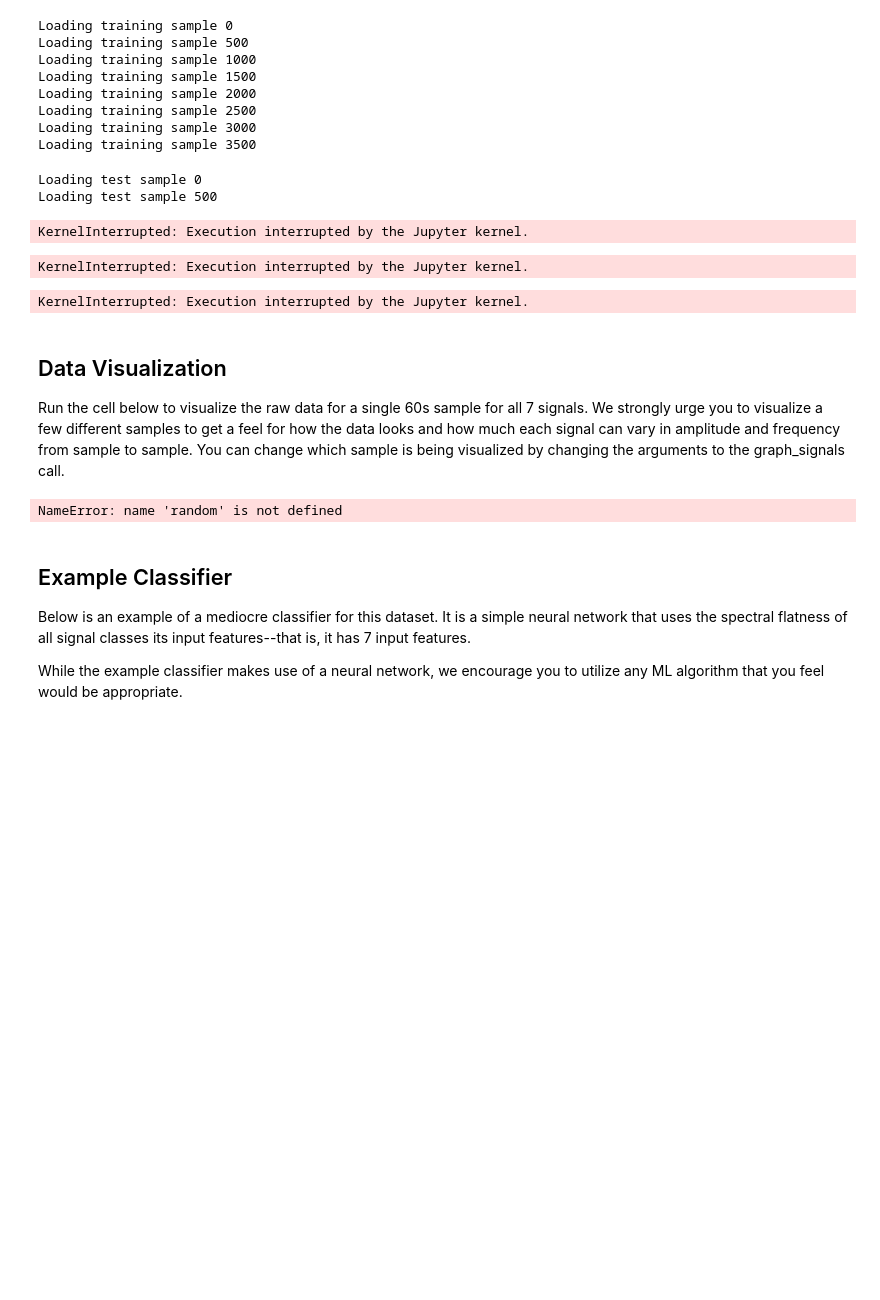
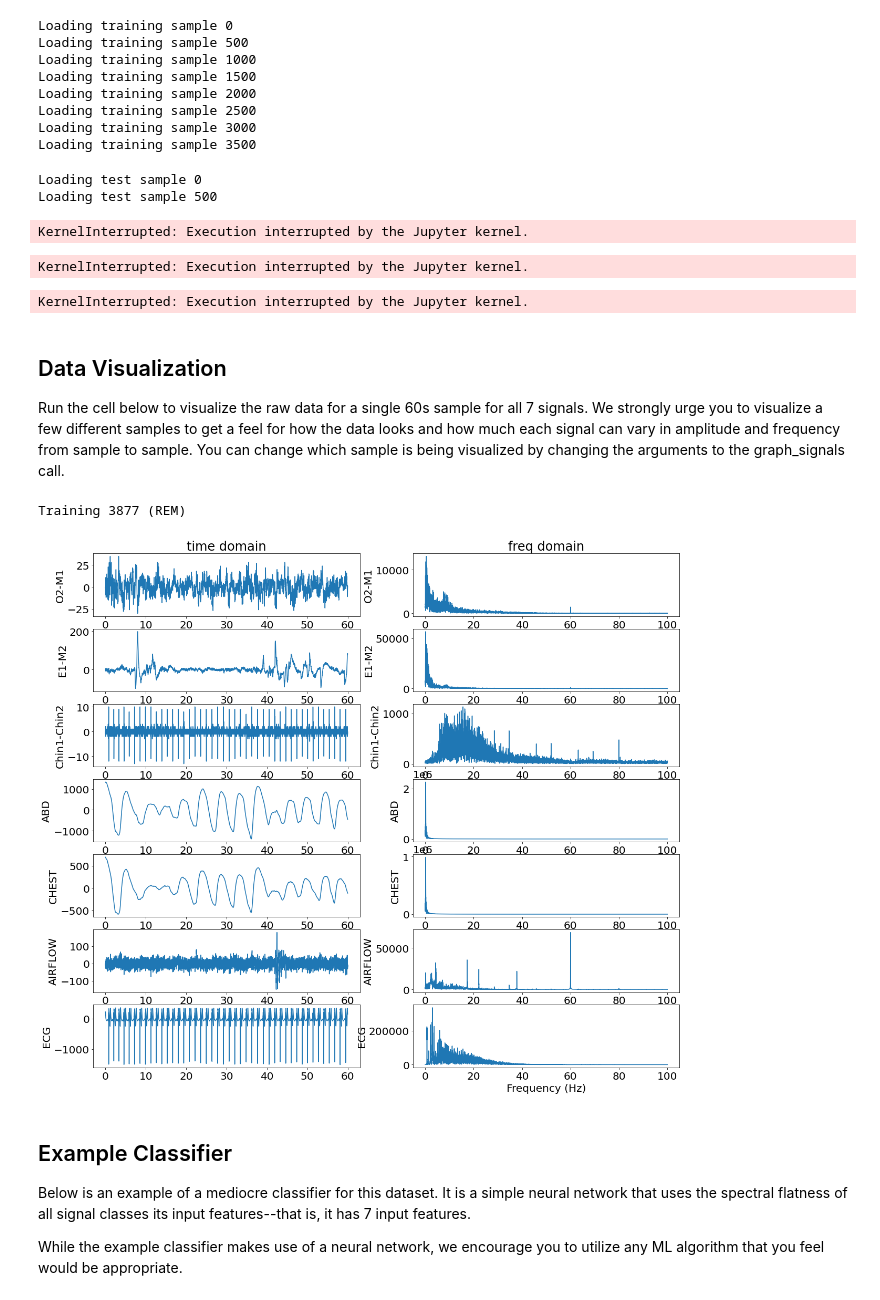
Before and after one commit to yashabazz/Week2ProjectPublic, a Jupyter notebook: Sleep_Analysis_Challenge.ipynb, the cells around one changed output. Drawn from its saved outputs; the diff is of its cells as text; code cells hidden in the pictures; blank space fills up the shorter version.

```diff
--- a/Sleep_Analysis_Challenge.ipynb
+++ b/Sleep_Analysis_Challenge.ipynb
@@ -215,9 +218,11 @@ def graph_signals(data_type = 'training', id_number = None):
 
     #set time_signal_y based on 'test' or 'training' input
     if data_type == 'training':
-        time_signal_y = data_train_orig[id_number,:,:]
+        #time_signal_y = data_train_orig[id_number,:,:]
+        time_signal_y = data_train[id_number,:,:]
     else:
-        time_signal_y = data_test_orig[id_number,:,:]
+        #time_signal_y = data_test_orig[id_number,:,:]
+        time_signal_y = data_test[id_number,:,:]
 
     #Get signal values in time domain from either data_train_orig, or data_test_orig
     time_signal_x = np.arange(0, 60, step = 1/200) #this time axis doesn't change
@@ -232,34 +237,35 @@ def graph_signals(data_type = 'training', id_number = None):
     title_list = ['time domain', 'freq domain']
     for signal_index in range(7): #7 classes of signal (O2-M1, E2-M2, etc.)
         for signal_domain_index in range(2): #2 types of signal (time and freq domain)
             plt.subplot(7, 2, 2*signal_index + signal_domain_index + 1)
             if signal_index==0:
                 plt.title(title_list[signal_domain_index])
             if signal_domain_index == 0: #plot time domain signal
                 plt.plot(time_signal_x, time_signal_y[:,signal_index])
             if signal_domain_index == 1: #plot freq domain signal
                 plt.plot(freq_signal_x, freq_signal_y[:,signal_index])
             plt.ylabel(sig_dict[signal_index])
         plt.xlabel(sig_type_dict[signal_domain_index])
     plt.show()
 
 # We can now use the above functions to retrieve data for a single sample
 # (in the test or training set) and then plot it
 
 # change these 2 lines to plot different samples (note that test set only has 1000 samples)
 data_type = 'training'
 id_number = random.randint(0, 3999)
 
 #print signal ID and the sample label (if known)
 if data_type == 'training':
     print(data_type.title(), str(id_number), '(' + stage_dict[id_number//800] + ')')
 else:
     print(data_type.title(), str(id_number), '(Unknown)')
 
 #plot data from this sample
 graph_signals(data_type = data_type, id_number = id_number)
 # %% [output]
-NameError: name 'random' is not defined
+Training 3877 (REM)
+[figure, added]
 # %% [markdown]
 ## Example Classifier
 
```
Also changed, not shown: parts of 15 cells of this notebook.
